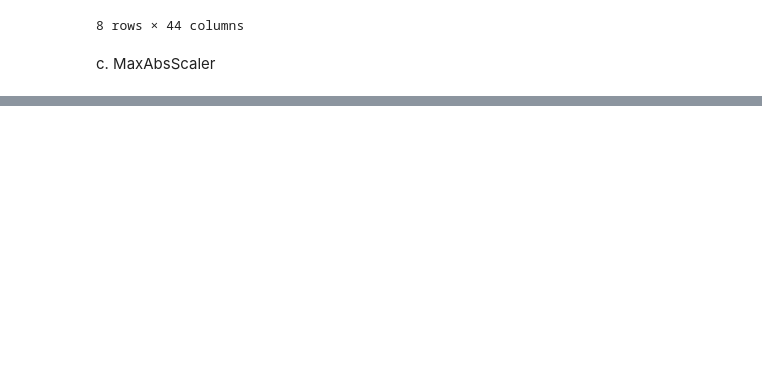
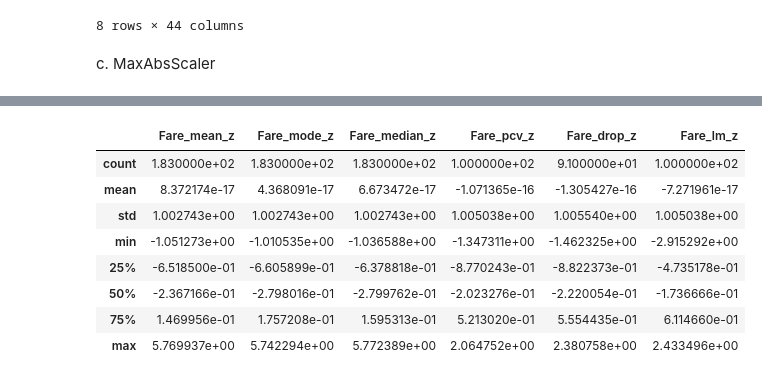
Before and after one commit to CarlosAlvarado-git/DataWrangling, a Jupyter notebook: Laboratorio8/Lab_8_Carlos_Alvarado.ipynb, the cells around one changed output, grey strips where cells are left out. Cells and saved outputs as stored; diff of their text form; code cells hidden in the pictures; blank space fills up the shorter version.

```diff
--- a/Laboratorio8/Lab_8_Carlos_Alvarado.ipynb
+++ b/Laboratorio8/Lab_8_Carlos_Alvarado.ipynb
@@ -1016,0 +1103,12 @@ df_MabsS.head()
+# %%
+df_z[['Fare_mean_z', 'Fare_mode_z', 'Fare_median_z', 'Fare_pcv_z', 'Fare_drop_z', 'Fare_lm_z']].describe()
+# %% [output]
+|  | Fare_mean_z | Fare_mode_z | Fare_median_z | Fare_pcv_z | Fare_drop_z | Fare_lm_z |
+| count | 1.830000e+02 | 1.830000e+02 | 1.830000e+02 | 1.000000e+02 | 9.100000e+01 | 1.000000e+02 |
+| mean | 8.372174e-17 | 4.368091e-17 | 6.673472e-17 | -1.071365e-16 | -1.305427e-16 | -7.271961e-17 |
+| std | 1.002743e+00 | 1.002743e+00 | 1.002743e+00 | 1.005038e+00 | 1.005540e+00 | 1.005038e+00 |
+| min | -1.051273e+00 | -1.010535e+00 | -1.036588e+00 | -1.347311e+00 | -1.462325e+00 | -2.915292e+00 |
+| 25% | -6.518500e-01 | -6.605899e-01 | -6.378818e-01 | -8.770243e-01 | -8.822373e-01 | -4.735178e-01 |
+| 50% | -2.367166e-01 | -2.798016e-01 | -2.799762e-01 | -2.023276e-01 | -2.220054e-01 | -1.736666e-01 |
+| 75% | 1.469956e-01 | 1.757208e-01 | 1.595313e-01 | 5.213020e-01 | 5.554435e-01 | 6.114660e-01 |
+| max | 5.769937e+00 | 5.742294e+00 | 5.772389e+00 | 2.064752e+00 | 2.380758e+00 | 2.433496e+00 |
```
Also changed, not shown: parts of 21 cells of this notebook.
